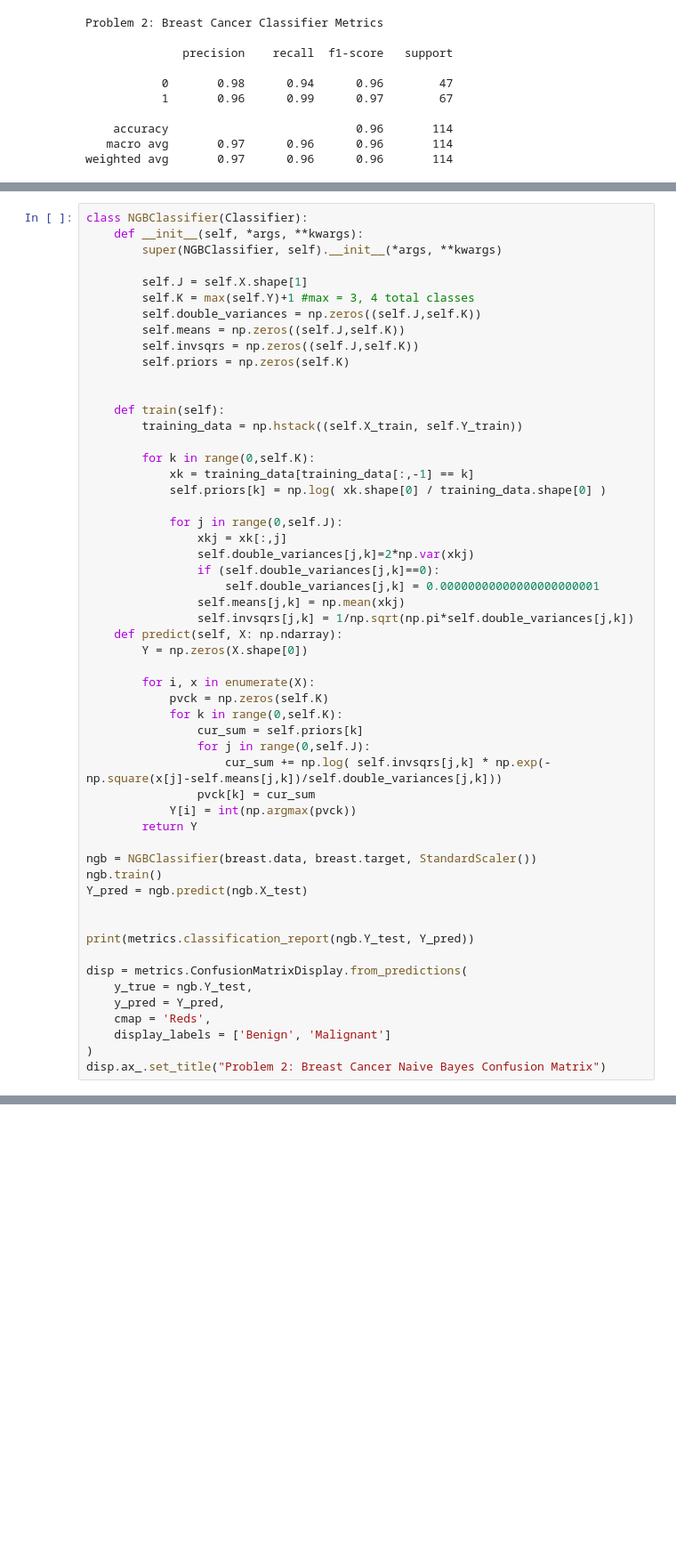
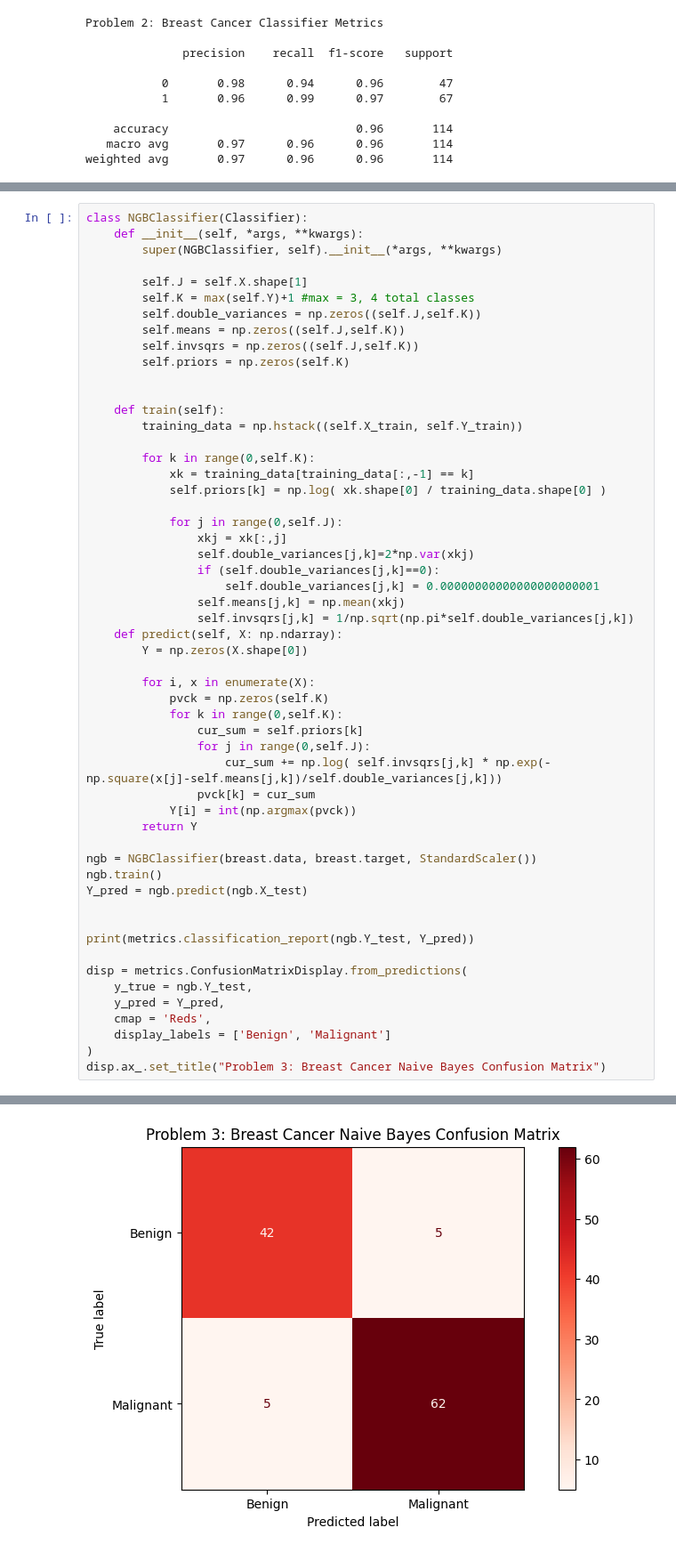
Before and after one commit to jaskinkabir/Intro_ML, a Jupyter notebook: HM3/hm3.ipynb, the cells around one changed output, grey strips where cells are left out. Shown at 89% size. Drawn from its saved outputs; the diff is of its cells as text; blank space fills up the shorter version.

```diff
--- a/HM3/hm3.ipynb
+++ b/HM3/hm3.ipynb
@@ -315,4 +315,5 @@ disp = metrics.ConfusionMatrixDisplay.from_predictions(
     cmap = 'Reds',
     display_labels = ['Benign', 'Malignant']
 )
-disp.ax_.set_title("Problem 2: Breast Cancer Naive Bayes Confusion Matrix")
+disp.ax_.set_title("Problem 3: Breast Cancer Naive Bayes Confusion Matrix")
+# %% [output]
@@ -319,3 +329,4 @@ disp.ax_.set_title("Problem 2: Breast Cancer Naive Bayes Confusion Matrix")
+[figure, added]
 # %%
 from sklearn.naive_bayes import GaussianNB
 ngb_sk = GaussianNB()
```
Also changed, not shown: parts of 2 cells of this notebook.
